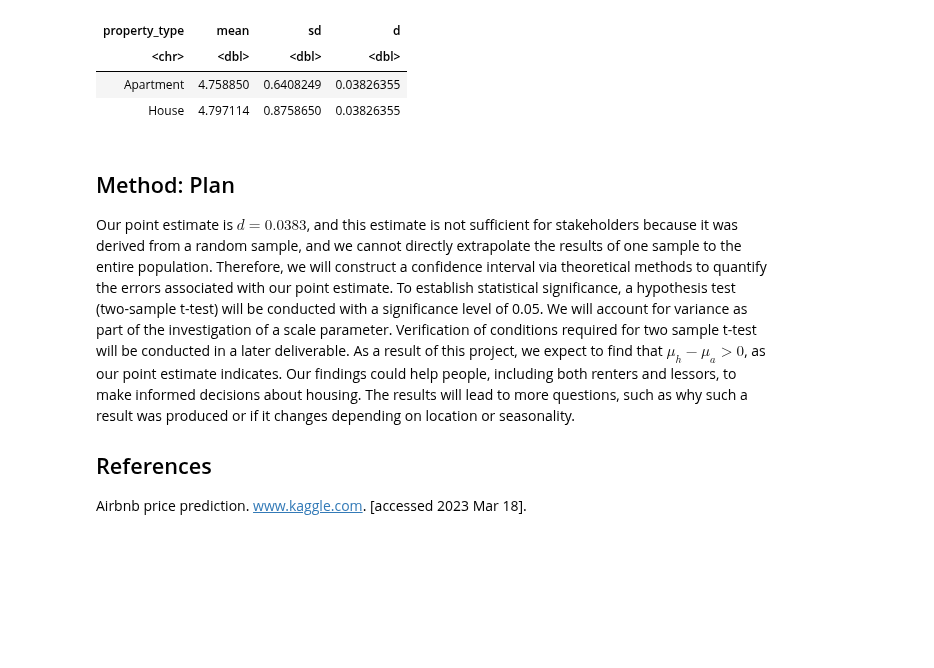
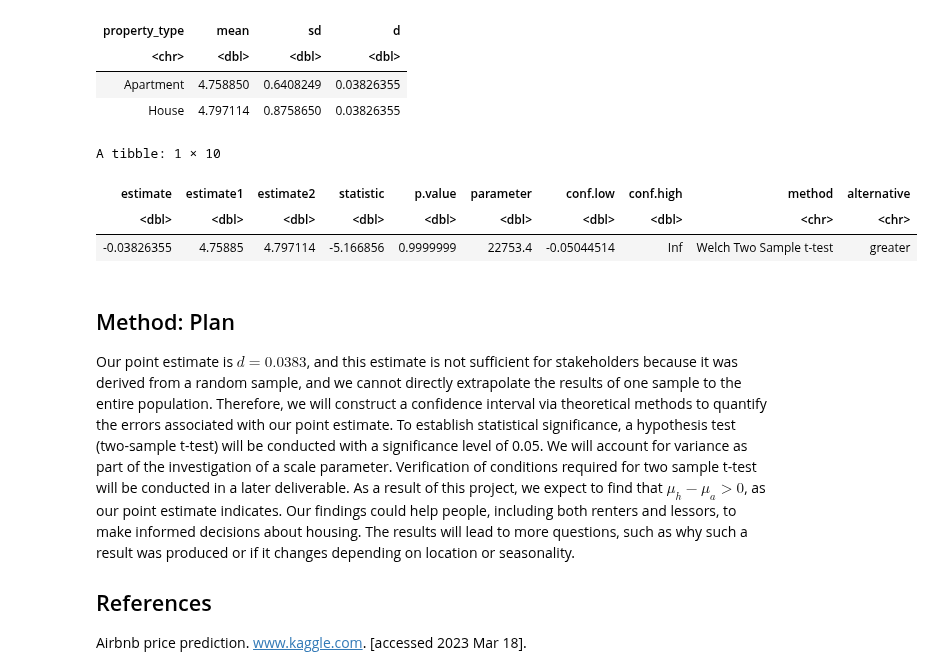
Before and after one commit to takumihoriba/stat201-project, a Jupyter notebook: proposal_final.ipynb, the cells around one changed output. Cells and saved outputs as stored; diff of their text form; code cells hidden in the pictures; blank space fills up the shorter version.

Commit message:
t-test

```diff
--- a/proposal_final.ipynb
+++ b/proposal_final.ipynb
@@ -181,6 +179,25 @@ A tibble: 2 × 4
 | <chr> | <dbl> | <dbl> | <dbl> |
 | Apartment | 4.758850 | 0.6408249 | 0.03826355 |
 | House | 4.797114 | 0.8758650 | 0.03826355 |
+# %%
+
+set.seed(320)
+apartment <- Airbnb_tidy |>
+             filter(property_type=="Apartment")|>
+             select(log_price)
+house <- Airbnb_tidy |>
+             filter(property_type=="House")|>
+             select(log_price)
+two_sample_t_test <- tidy(
+                          t.test(x = apartment,
+                                 y = house,
+                                 alternative = "greater"))
+two_sample_t_test
+# %% [output]
+A tibble: 1 × 10
+| estimate | estimate1 | estimate2 | statistic | p.value | parameter | conf.low | conf.high | method | alternative |
+| <dbl> | <dbl> | <dbl> | <dbl> | <dbl> | <dbl> | <dbl> | <dbl> | <chr> | <chr> |
+| -0.03826355 | 4.75885 | 4.797114 | -5.166856 | 0.9999999 | 22753.4 | -0.05044514 | Inf | Welch Two Sample t-test | greater |
 # %% [markdown]
 ## Method: Plan
 Our point estimate is $d = 0.0383$, and this estimate is not sufficient for stakeholders because it was derived from a random sample, and we cannot directly extrapolate the results of one sample to the entire population. Therefore, we will construct a confidence interval via theoretical methods to quantify the errors associated with our point estimate. To establish statistical significance, a hypothesis test (two-sample t-test) will be conducted with a significance level of 0.05. We will account for variance as part of the investigation of a scale parameter. Verification of conditions required for two sample t-test will be conducted in a later deliverable.  As a result of this project, we expect to find that $\mu_h - \mu_a > 0$, as our point estimate indicates. Our findings could help people, including both renters and lessors, to make informed decisions about housing. The results will lead to more questions, such as why such a result was produced or if it changes depending on location or seasonality.
```
Also changed, not shown: parts of 6 cells of this notebook.
